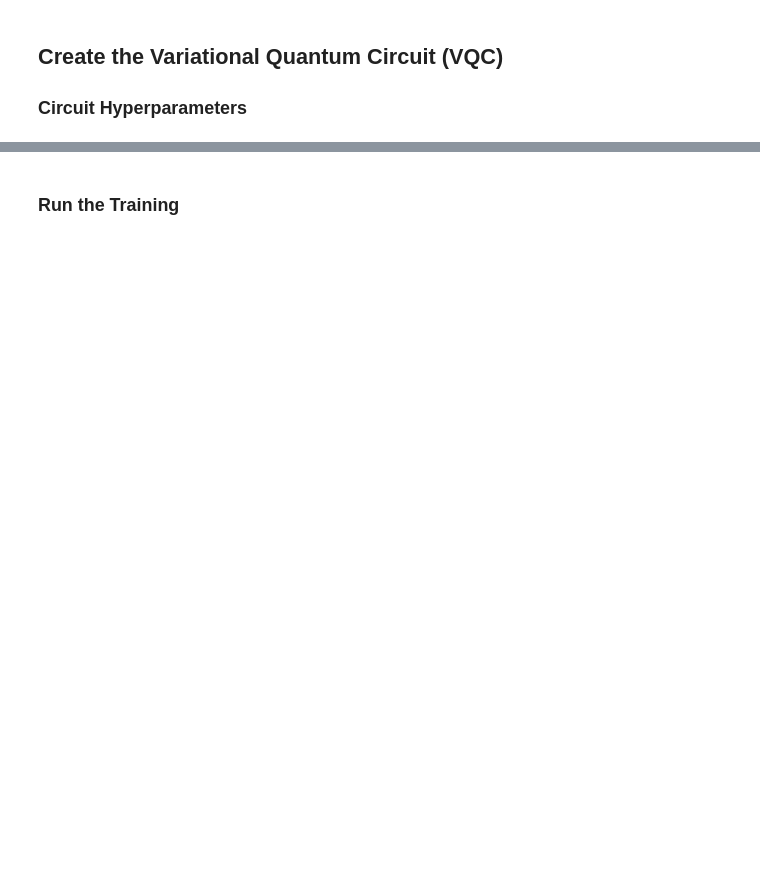
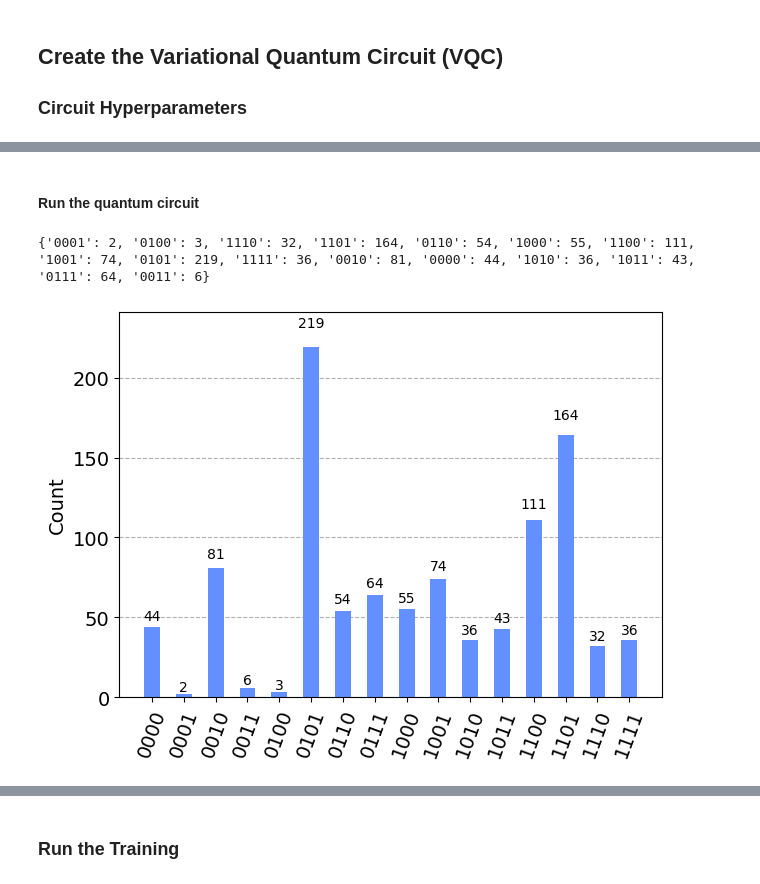
Before and after one commit to TobiasWinker/QC4DB_VQC_Tutorial, a Jupyter notebook: qc4jo.ipynb, the cells around one changed output, grey strips where cells are left out. Saved outputs shown, nothing was run; the diff lists cells and outputs as text; code cells hidden in the pictures; blank space fills up the shorter version.

```diff
--- a/qc4jo.ipynb
+++ b/qc4jo.ipynb
@@ -80,0 +135,18 @@ qc.decompose().draw(output='mpl')
+# %% [markdown]
+#### Run the quantum circuit
+# %%
+# Run the quantum circuit on a statevector simulator
+backend = Aer.get_backend('aer_simulator_statevector')
+shots = 1024
+job = backend.run(bound_qc, shots=shots)
+
+# Print result
+result = job.result()
+counts = result.get_counts()
+print(counts)
+# %% [output]
+{'0001': 2, '0100': 3, '1110': 32, '1101': 164, '0110': 54, '1000': 55, '1100': 111, '1001': 74, '0101': 219, '1111': 36, '0010': 81, '0000': 44, '1010': 36, '1011': 43, '0111': 64, '0011': 6}
+# %%
+plot_histogram(counts)
+# %% [output]
+[figure, added]
```
Also changed, not shown: parts of 35 cells of this notebook, 1 other file.
